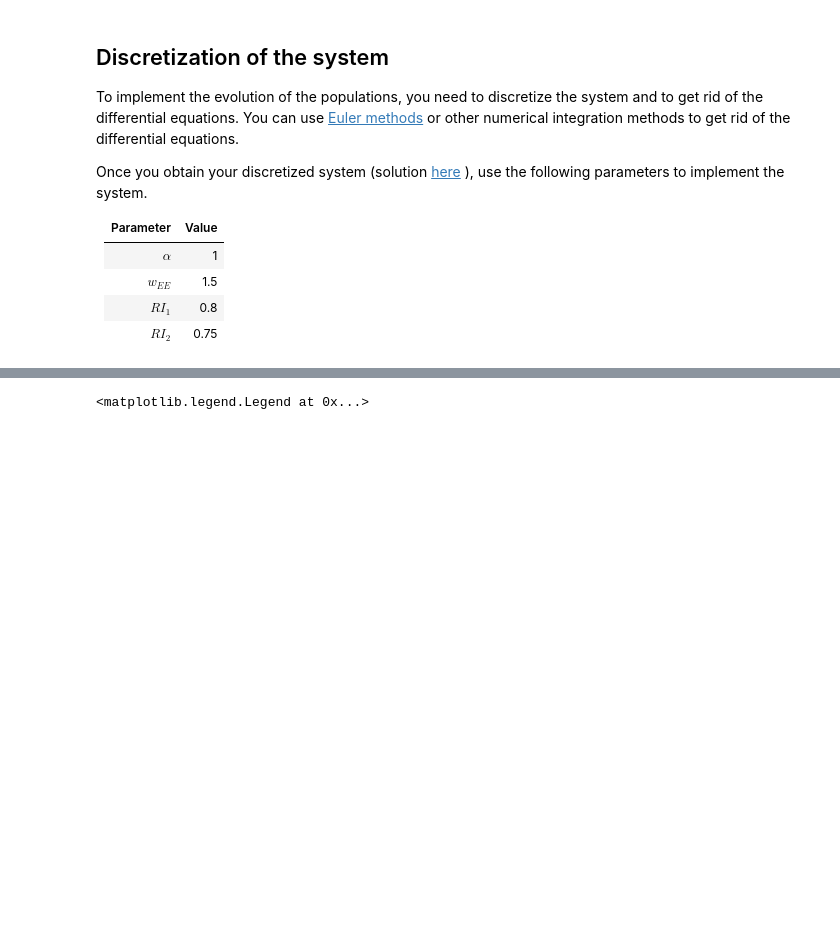
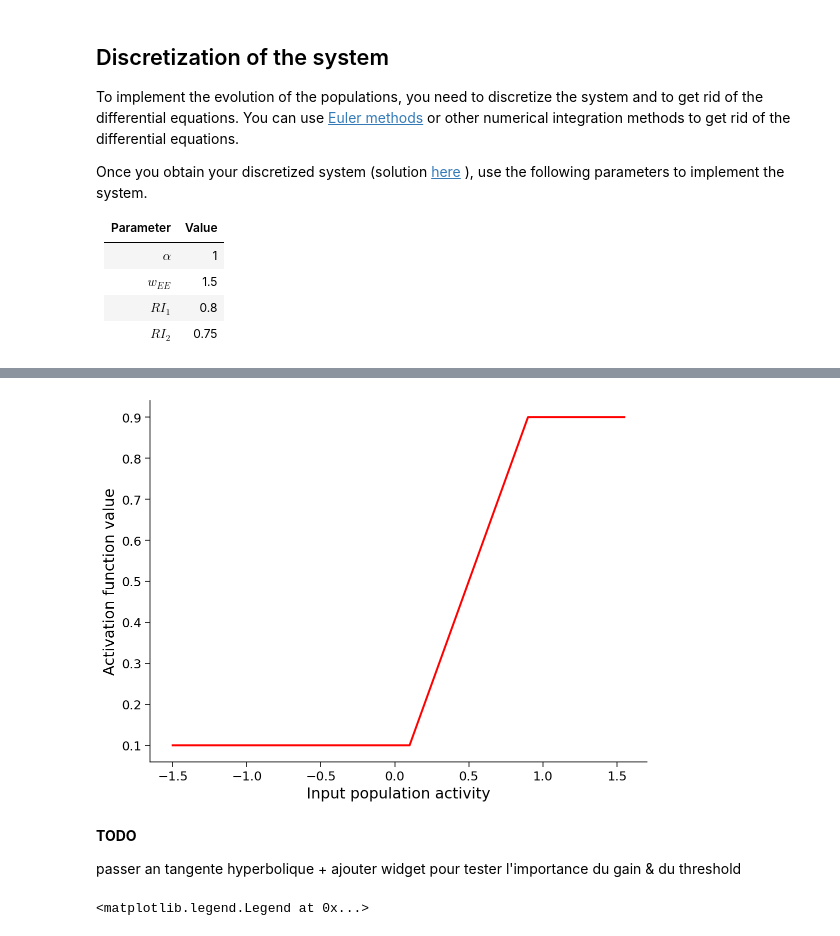
Before and after one commit to fblondiaux/LGBIO2072-2020, a Jupyter notebook: LGBIO2072_TP3.ipynb, the cells around one changed output, grey strips where cells are left out. Saved outputs shown, nothing was run; the diff lists cells and outputs as text; code cells hidden in the pictures; blank space fills up the shorter version.

```diff
--- a/LGBIO2072_TP3.ipynb
+++ b/LGBIO2072_TP3.ipynb
@@ -50,3 +66,42 @@ Once you obtain your discretized system (solution [here]() ), use the following
+# %%
+def geval(hi):
+  """
+  This function computes the value of the activation function for a neurons population's activity
+
+  Inputs :
+    -hi (numpy array) is the neurons population's activity
+
+  Outputs :
+    -feval (numpy array) is the computed value(s) of the activation function
+  """
+  feval = np.zeros_like(hi)
+  for ii in range(len(hi)):
+    if hi[ii]>0.9:
+      feval[ii] = 0.9
+    elif hi[ii]<0.1:
+      feval[ii] = 0.1
+    else:
+      feval[ii] = hi[ii]
+
+  return feval
+
+
+#Run the lines below to test your code
+
+hi_input = np.arange(-1.5,1.6,0.05)
+feval = geval(hi_input)
+
+fig, ax = plt.subplots()
+ax.plot(hi_input,feval,color='red',linewidth=2)
+ax.set_xlabel("Input population activity")
+ax.set_ylabel("Activation function value")
+plt.show()
+# %% [output]
+[figure, added]
+# %% [markdown]
+**TODO**
+
+passer an tangente hyperbolique + ajouter widget pour tester l'importance du gain & du threshold
 # %%
 stim_time = 500
 h = np.zeros((2,stim_time))
```
Also changed, not shown: parts of 2 cells of this notebook.
